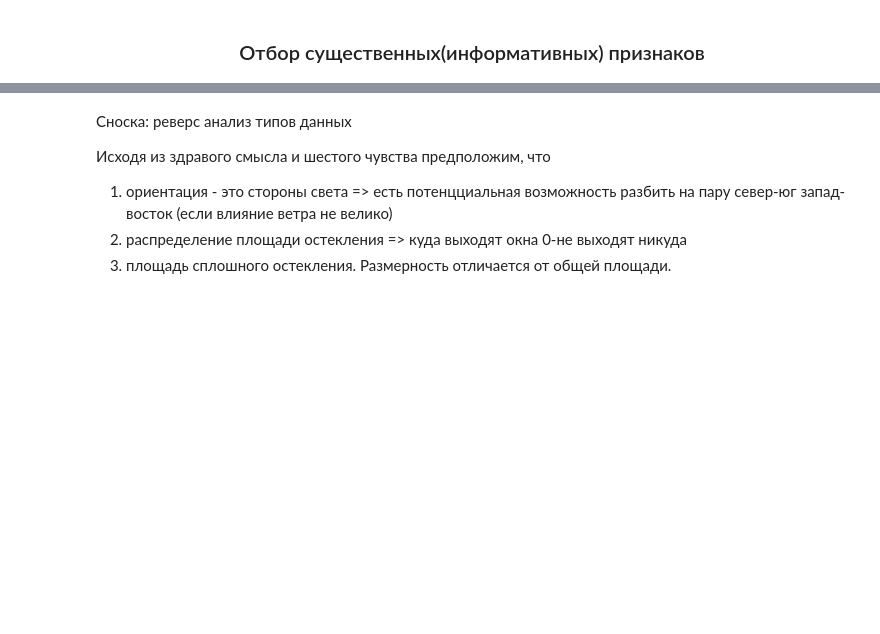
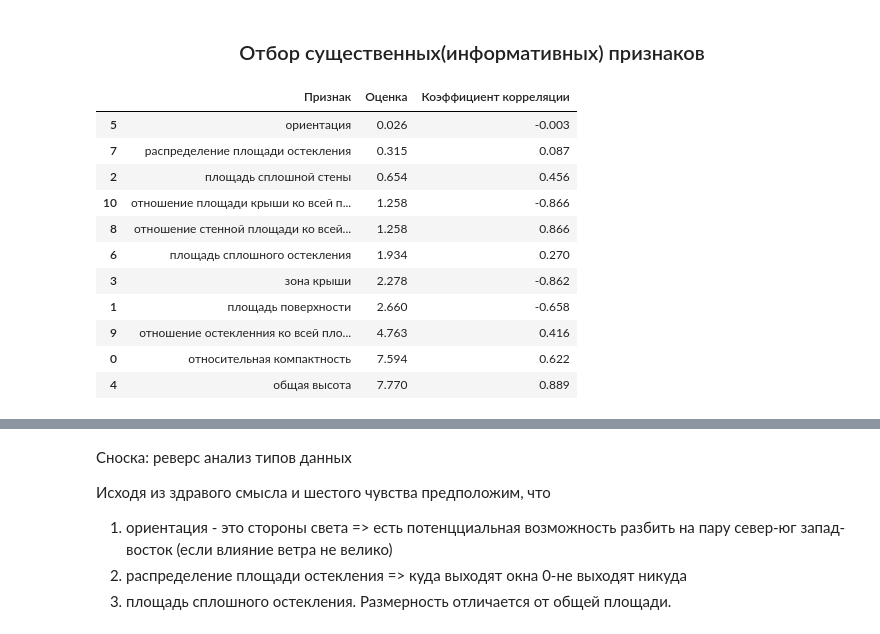
Before and after one commit to nikoloskorzun/Intelligent_analysis_and_data_processing, a Jupyter notebook: Intelligent analysis and data processing/lab1/lab1.ipynb, the cells around one changed output, grey strips where cells are left out. Drawn from its saved outputs; the diff is of its cells as text; code cells hidden in the pictures; blank space fills up the shorter version.

```diff
--- a/Intelligent analysis and data processing/lab1/lab1.ipynb
+++ b/Intelligent analysis and data processing/lab1/lab1.ipynb
@@ -302,6 +307,46 @@ else:
 # %%
 df_X = df.drop(columns='отопительная нагрузка')
 df_Y = df['отопительная нагрузка']
+# %%
+
+# Масштабирование данных (гребневая регрессия чувствительна к масштабу данных)
+scaler = StandardScaler()
+df_X_scaled = scaler.fit_transform(df_X)
+
+# Создание и обучение модели гребневой регрессии
+ridge = Ridge(alpha=1.0)  # alpha — параметр регуляризации
+ridge.fit(df_X_scaled, df_Y)
+
+# Получение коэффициентов модели
+coefficients = ridge.coef_
+
+# Создание DataFrame с оценками важности признаков
+df_scores = pd.DataFrame(coefficients, index=df_X.columns, columns=['Оценка'])
+
+# Добавление коэффициентов корреляции (если они уже есть в вашем коде)
+df_scores['Коэффициент корреляции'] = corr["отопительная нагрузка"].drop("отопительная нагрузка")
+
+# Переименовываем индекс в 'Признак'
+df_scores = df_scores.reset_index().rename(columns={'index': 'Признак'})
+
+# Сортировка по абсолютным значениям оценок (важности признаков)
+df_scores['Оценка'] = df_scores['Оценка'].abs()  # Используем абсолютные значения коэффициентов
+df_scores = df_scores.sort_values(by='Оценка', ascending=True)
+
+display(df_scores)
+# %% [output]
+|  | Признак | Оценка | Коэффициент корреляции |
+| 5 | ориентация | 0.026 | -0.003 |
+| 7 | распределение площади остекления | 0.315 | 0.087 |
+| 2 | площадь сплошной стены | 0.654 | 0.456 |
+| 10 | отношение площади крыши ко всей п... | 1.258 | -0.866 |
+| 8 | отношение стенной площади ко всей... | 1.258 | 0.866 |
+| 6 | площадь сплошного остекления | 1.934 | 0.270 |
+| 3 | зона крыши | 2.278 | -0.862 |
+| 1 | площадь поверхности | 2.660 | -0.658 |
+| 9 | отношение остекленния ко всей пло... | 4.763 | 0.416 |
+| 0 | относительная компактность | 7.594 | 0.622 |
+| 4 | общая высота | 7.770 | 0.889 |
 # %%
 bestfeatures = SelectKBest(f_regression, k=5)#todo поменять f_regression
 fit = bestfeatures.fit(df_X, df_Y)
```
Also changed, not shown: parts of 21 cells of this notebook.
